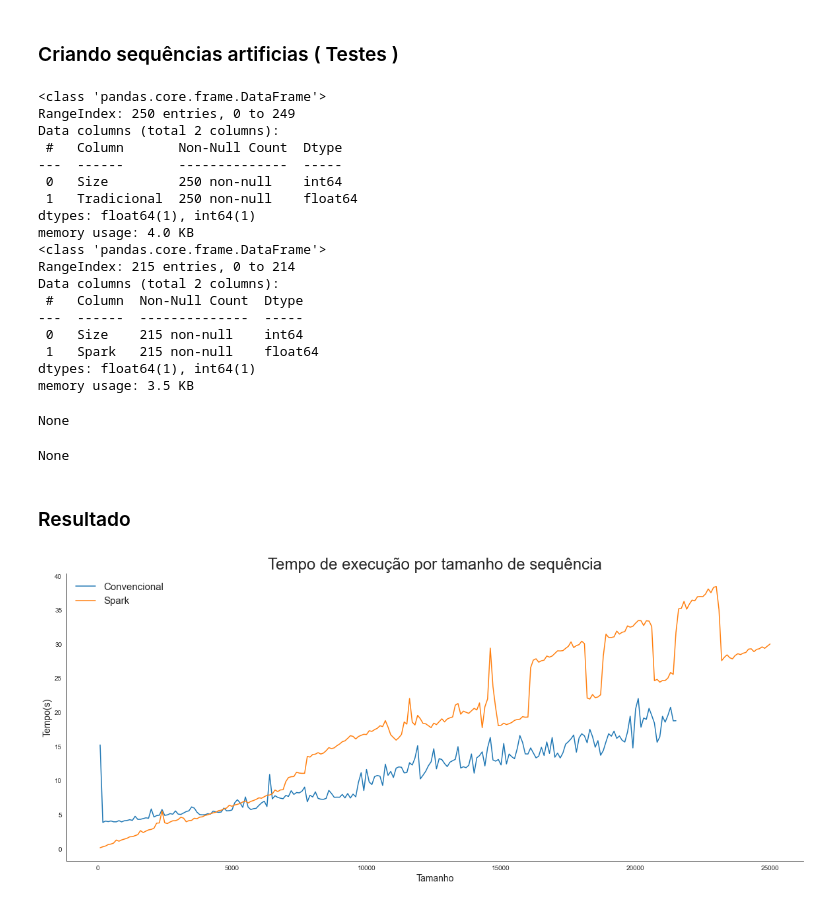
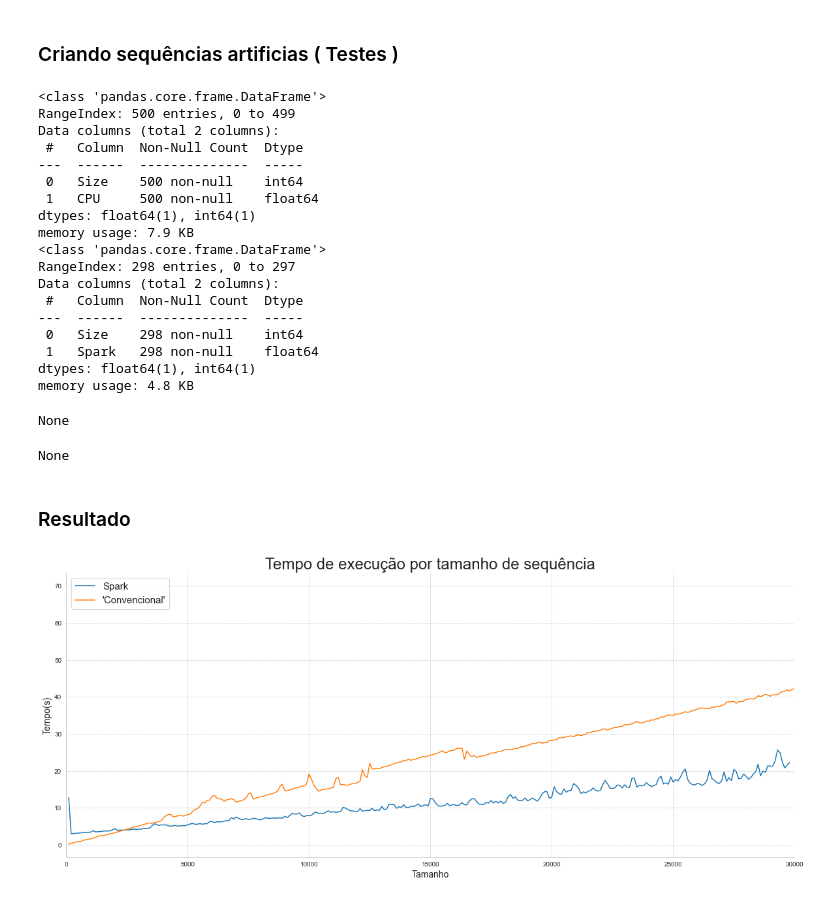
Before and after one commit to bombermal/Proj_MSc_Count_Mutations_Spark, a Jupyter notebook: Conta mutações Spark.ipynb, the cells around one changed output. Drawn from its saved outputs; the diff is of its cells as text; code cells hidden in the pictures.

Commit message:
Fixed graph legend

```diff
--- a/Conta mutações Spark.ipynb
+++ b/Conta mutações Spark.ipynb
@@ -269,52 +277,56 @@ save('Spark.txt', seqSizeSpr, tempListSpr)
 # e adiciono em dataframes
 import pandas as pd
 
-cpuDf = pd.read_csv('CPU.txt', names=['Size', "Tradicional"])
+cpuDf = pd.read_csv('CPU.txt', names=['Size', "CPU"])
 sprDf =  pd.read_csv('Spark.txt', names=['Size', "Spark"])
 display(cpuDf.info(), sprDf.info())
 # %% [output]
 <class 'pandas.core.frame.DataFrame'>
-RangeIndex: 250 entries, 0 to 249
-Data columns (total 2 columns):
- #   Column       Non-Null Count  Dtype
----  ------       --------------  -----
- 0   Size         250 non-null    int64
- 1   Tradicional  250 non-null    float64
-dtypes: float64(1), int64(1)
-memory usage: 4.0 KB
-<class 'pandas.core.frame.DataFrame'>
-RangeIndex: 215 entries, 0 to 214
+RangeIndex: 500 entries, 0 to 499
 Data columns (total 2 columns):
  #   Column  Non-Null Count  Dtype
 ---  ------  --------------  -----
- 0   Size    215 non-null    int64
- 1   Spark   215 non-null    float64
+ 0   Size    500 non-null    int64
+ 1   CPU     500 non-null    float64
 dtypes: float64(1), int64(1)
-memory usage: 3.5 KB
+memory usage: 7.9 KB
+<class 'pandas.core.frame.DataFrame'>
+RangeIndex: 298 entries, 0 to 297
+Data columns (total 2 columns):
+ #   Column  Non-Null Count  Dtype
+---  ------  --------------  -----
+ 0   Size    298 non-null    int64
+ 1   Spark   298 non-null    float64
+dtypes: float64(1), int64(1)
+memory usage: 4.8 KB
 None
 None
 # %%
 # Reestruturo o dataframe com melt
 dataDf = pd.concat([sprDf.melt(id_vars='Size', var_name='Tipo', value_name='Time'),\
                     cpuDf.melt(id_vars='Size', var_name='Tipo', value_name='Time')])
+
+dataDf.reset_index(drop=True, inplace=True)
 # %% [markdown]
 ### Resultado
 # %%
 # Gero os gráficos com o resultado
 import seaborn as sns
-sns.set_style("white", {'grid.linestyle': '--'})
+sns.set_style("whitegrid", {'grid.linestyle': '--'})
 fig, ax = plt.subplots(figsize=(20,8))
+# sns.lineplot(x="Size", y="Spark", data=sprDf, ax=ax)
 sns.lineplot(data=dataDf, x='Size', y='Time', hue='Tipo', ax=ax)
 
 maxSpr, maxTrad = dataDf.groupby('Tipo').Time.max()
 nthSpr, nthTrad = dataDf.groupby('Tipo').Time.nth(-1)
 
 # Aestetic
 ax.set_title("Tempo de execução por tamanho de sequência", fontdict={'fontsize':24})
 ax.set_xlabel('Tamanho', fontdict={'fontsize':14})
 ax.set_ylabel('Tempo(s)', fontdict={'fontsize':14})
-ax.legend(['Convencional', "Spark"], frameon=False, fontsize=15)
+ax.set(xlim=[0, 30000])
+ax.legend(["Spark", "'Convencional'"], frameon=True, fontsize=15, loc='upper left')
 sns.despine(ax=ax)
 plt.show()
 # %% [output]
-[figure, old version]
+[figure, new version]
```
Also changed, not shown: parts of 7 cells of this notebook.
